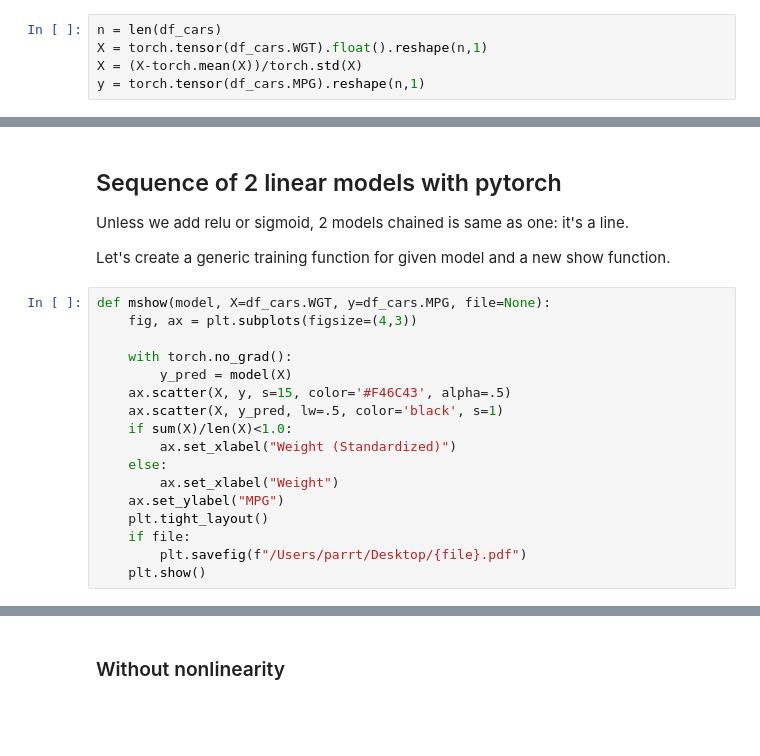
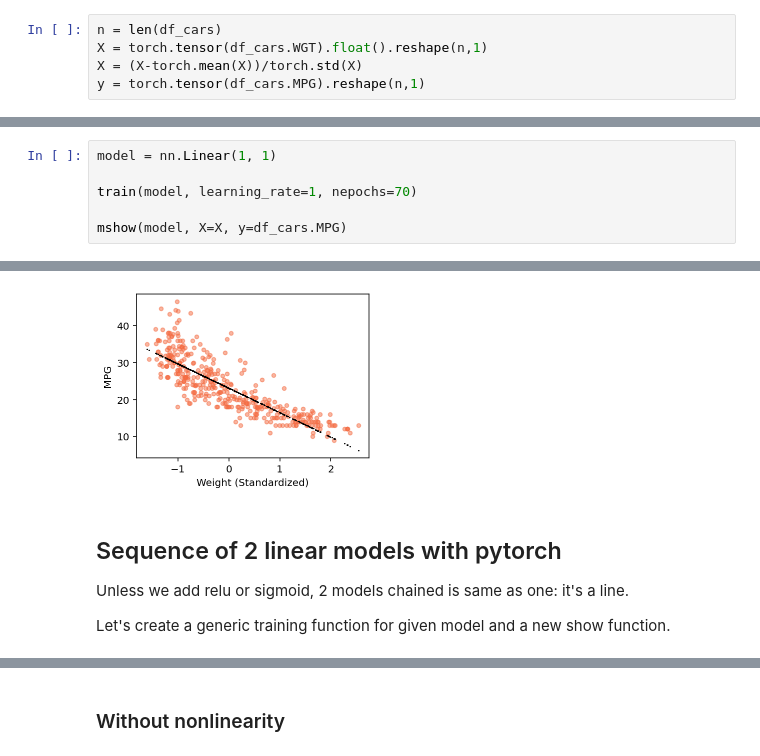
Before and after one commit to parrt/fundamentals-of-deep-learning, a Jupyter notebook: notebooks/2.pytorch-nn-training.ipynb, the cells around one changed output, grey strips where cells are left out. Drawn from its saved outputs; the diff is of its cells as text; blank space fills up the shorter version.

```diff
--- a/notebooks/2.pytorch-nn-training.ipynb
+++ b/notebooks/2.pytorch-nn-training.ipynb
@@ -68,0 +123,7 @@ LAST      MSE loss       18.766 MAE     3.27
+# %%
+model = nn.Linear(1, 1)
+
+train(model, learning_rate=1, nepochs=70)
+
+mshow(model, X=X, y=df_cars.MPG)
+# %% [output]
@@ -69,23 +142,7 @@ LAST      MSE loss       18.766 MAE     3.27
+[figure, added]
 # %% [markdown]
 ## Sequence of 2 linear models with pytorch
 
 Unless we add relu or sigmoid, 2 models chained is same as one: it's a line.
 
 Let's create a generic training function for given model and a new show function.
-# %%
-def mshow(model, X=df_cars.WGT, y=df_cars.MPG, file=None):
-    fig, ax = plt.subplots(figsize=(4,3))
-
-    with torch.no_grad():
-        y_pred = model(X)
-    ax.scatter(X, y, s=15, color='#F46C43', alpha=.5)
-    ax.scatter(X, y_pred, lw=.5, color='black', s=1)
-    if sum(X)/len(X)<1.0:
-        ax.set_xlabel("Weight (Standardized)")
-    else:
-        ax.set_xlabel("Weight")
-    ax.set_ylabel("MPG")
-    plt.tight_layout()
-    if file:
-        plt.savefig(f"/Users/parrt/Desktop/{file}.pdf")
-    plt.show()
```
Also changed, not shown: parts of 22 cells of this notebook.
